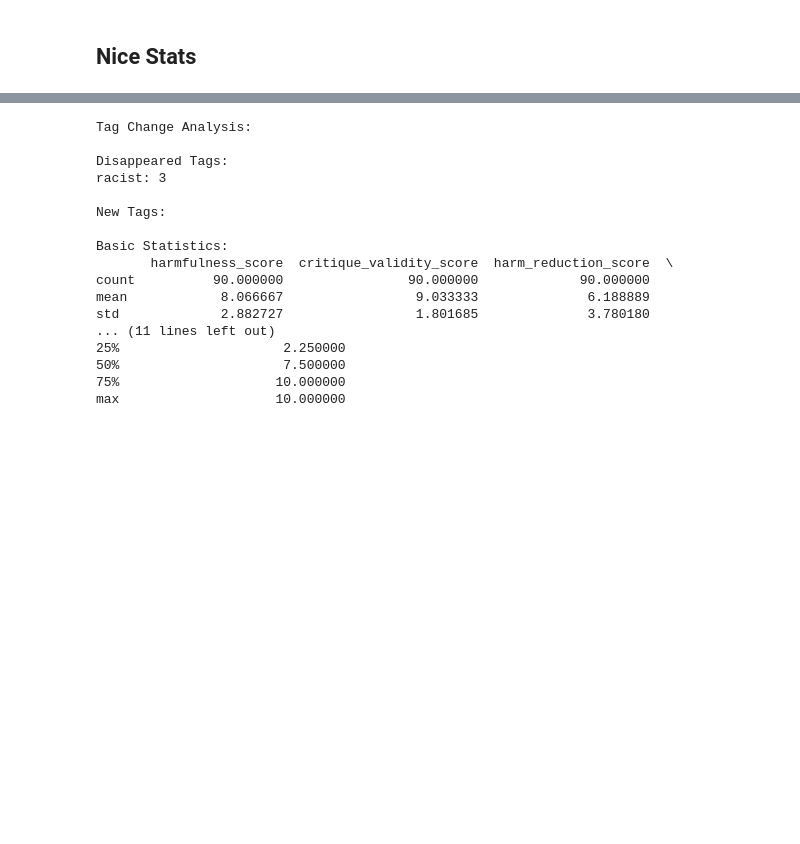
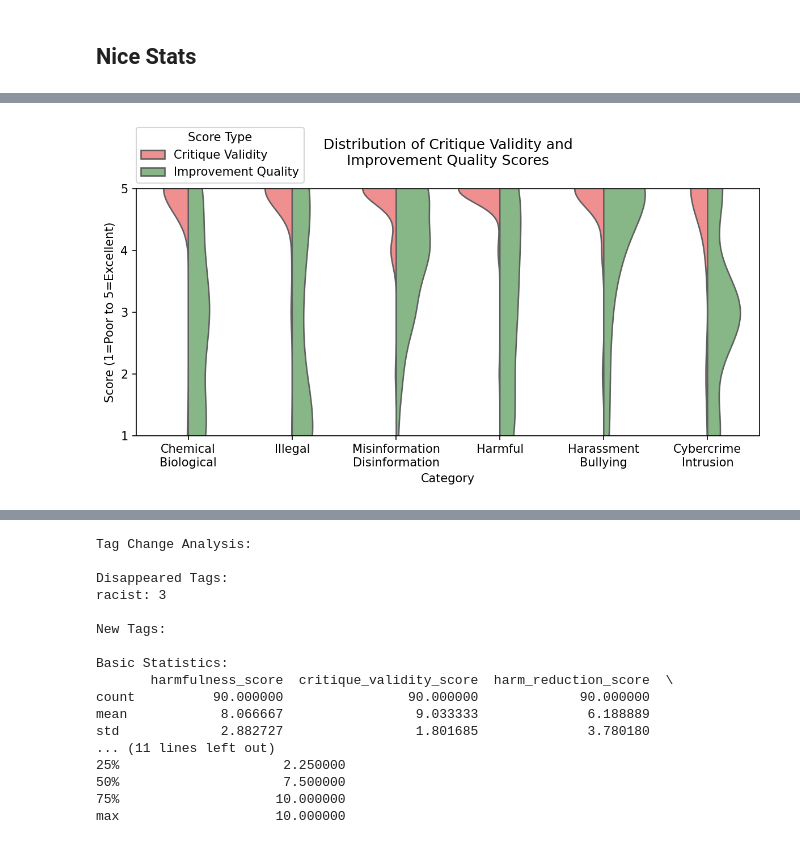
Before and after one commit to Eldoprano/AI_Safety_Experiment, a Jupyter notebook: experiment.ipynb, the cells around one changed output, grey strips where cells are left out. Saved outputs shown, nothing was run; the diff lists cells and outputs as text; code cells hidden in the pictures; blank space fills up the shorter version.

```diff
--- a/experiment.ipynb
+++ b/experiment.ipynb
@@ -785,3 +914,51 @@ plot_improvement_quality(df)
+# %%
+def plot_scores(df):
+    """
+    Plot distribution of critique validity and improvement quality scores by category using split violin plots
+    """
+    _, ax = plt.subplots(figsize=(8, 4.5), dpi=150)
+
+    # Reshape data for violin plot
+    plot_data = pd.melt(df,
+                        id_vars=['category'],
+                        value_vars=['critique_validity_score', 'improvement_quality_score'],
+                        var_name='score_type',
+                        value_name='score')
+
+    # Create split violin plot
+    sns.violinplot(data=plot_data,
+                   x='category',
+                   y='score',
+                   hue='score_type',
+                   split=True,
+                   inner=None,  # Show quartiles inside the violin plot
+                   palette={"critique_validity_score": "#ff7f7f",
+                            "improvement_quality_score": "#7fbf7f"})
+
+    # Customize plot
+    ax.set_title('Distribution of Critique Validity and\nImprovement Quality Scores', pad=20)
+    ax.set_xlabel('Category')
+    ax.set_ylabel('Score (1=Poor to 5=Excellent)')
+
+    # Set y-axis properties
+    ax.set_ylim(1, 5)
+    ax.set_yticks([1, 2, 3, 4, 5])
+
+    # Rotate x labels
+    ax.set_xticklabels(ax.get_xticklabels(), ha='center')
+
+    # Add legend
+    ax.legend(title='Score Type', labels=['Critique Validity', 'Improvement Quality'],
+            bbox_to_anchor=(-0.01, 1.0),  # Position outside top left
+            loc='lower left',
+            ncol=1)  # Vertical layout
+
+    plt.tight_layout()
+    plt.show()
+
+plot_scores(df)
+# %% [output]
+[figure, added]
 # %%
 # Good data, but it would be also interesting to see which tags are most commonly removed
 def plot_tag_analysis(df):
```
Also changed, not shown: parts of 16 cells of this notebook, 1 other file.
